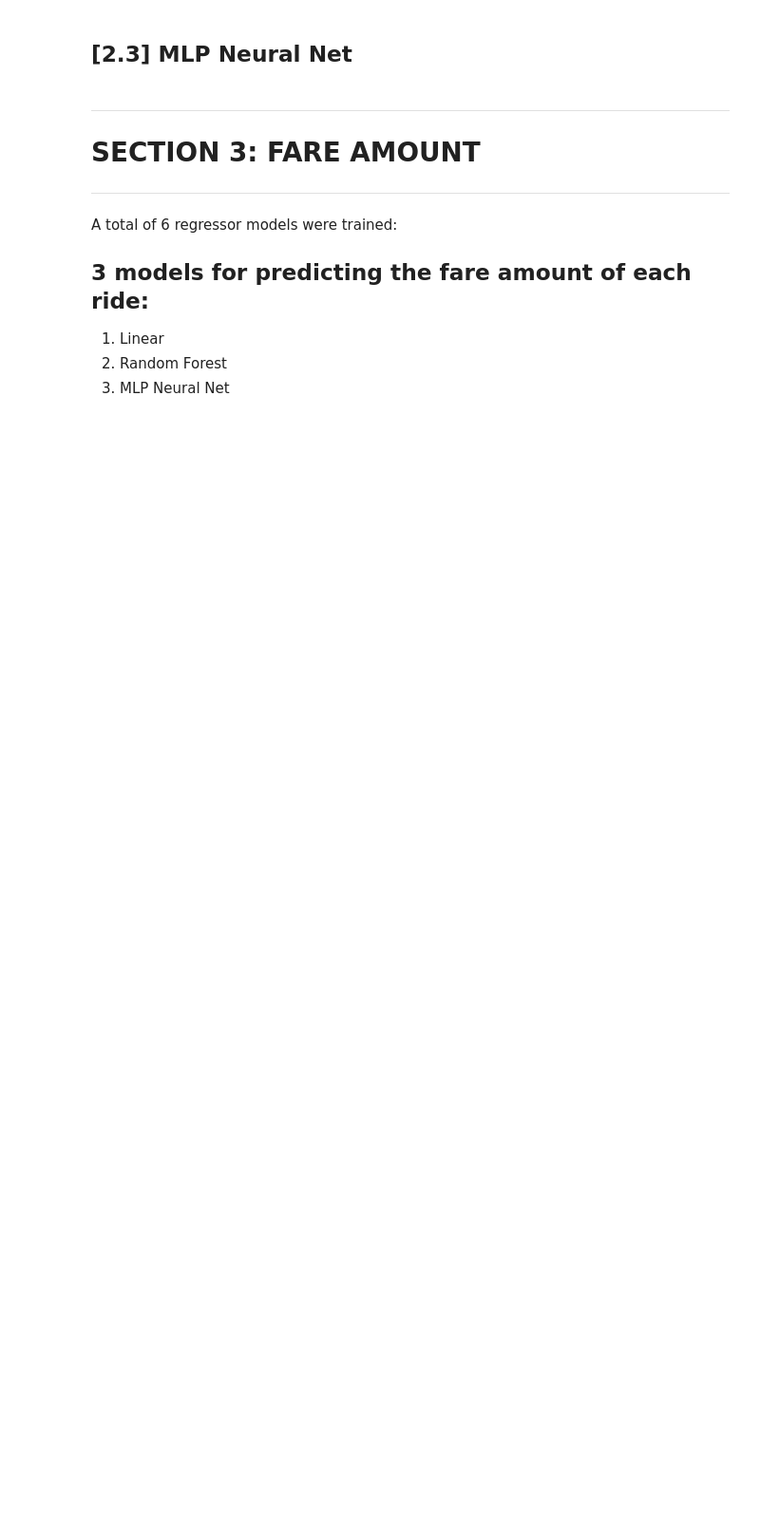
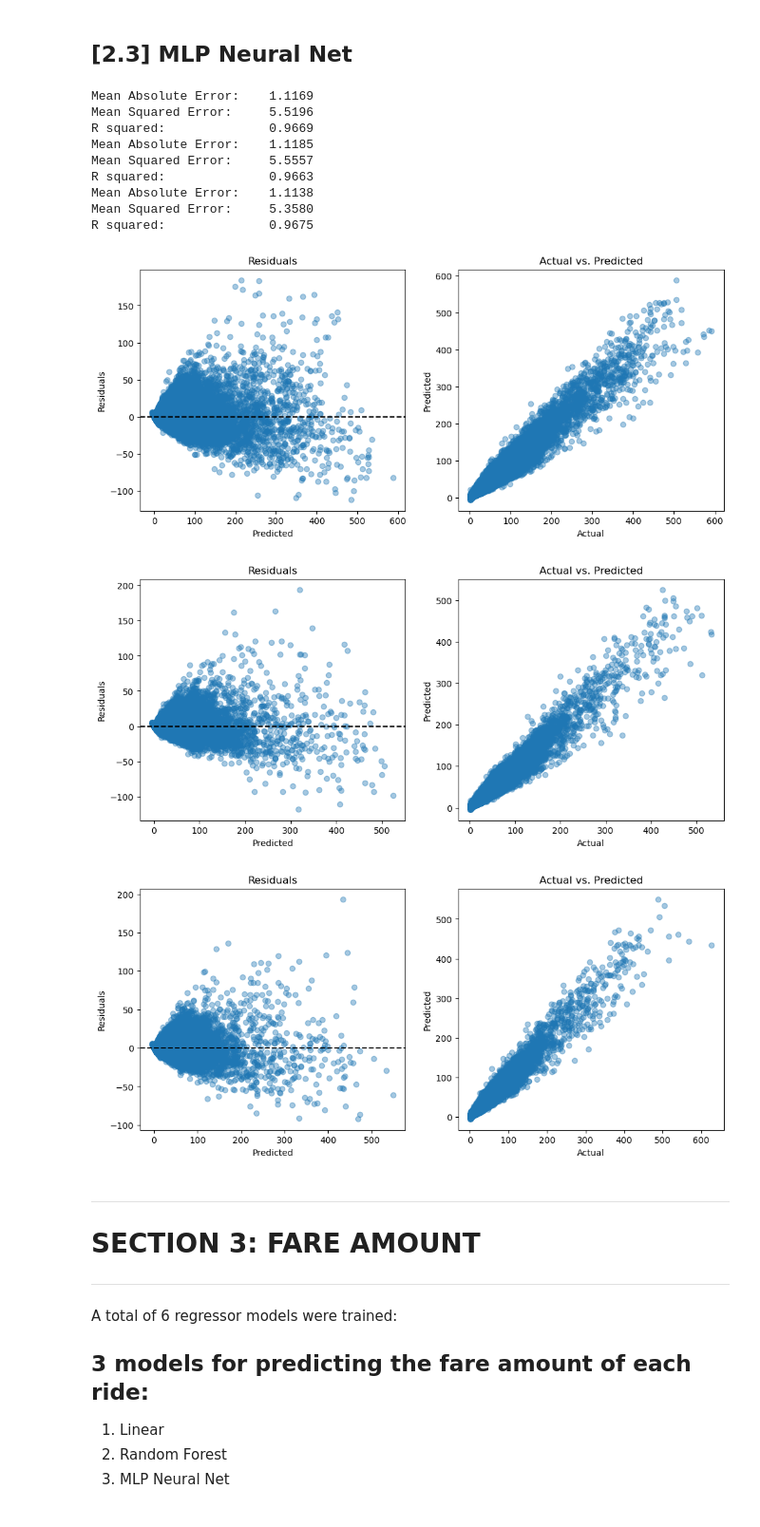
Before and after one commit to emma123456789102/Machine-Learning-Taxi-, a Jupyter notebook: final_notebook.ipynb, the cells around one changed output. Shown at 95% size. Cells and saved outputs as stored; diff of their text form; code cells hidden in the pictures; blank space fills up the shorter version.

```diff
--- a/final_notebook.ipynb
+++ b/final_notebook.ipynb
@@ -42,7 +42,7 @@ from sklearn.preprocessing import OneHotEncoder, OrdinalEncoder
 # <https://studres.cs.st-andrews.ac.uk/ID5059/Coursework/P2/data/>
 # <https://www.nyc.gov/site/tlc/about/tlc-trip-record-data.page>
 def read_single_month(month=1):
-    path = f"../../data/nyc_taxi_2024-{month:02d}.csv"
+    path = f"./data/nyc_taxi_2024-{month:02d}.csv"
     df = pd.read_csv(
         path,
         parse_dates = ["tpep_pickup_datetime", "tpep_dropoff_datetime"],
@@ -218,7 +218,7 @@ def clean_single_month(month=1):
     # Taxi zones
     #
     # .csv file needed to lookup codes
-    zones = pd.read_csv("../../data/taxi_zone_lookup.csv")
+    zones = pd.read_csv("./data/taxi_zone_lookup.csv")
     manhattan_ids = zones[zones["Borough"] == "Manhattan"]["LocationID"].tolist()
 
     # Taxi zones: Pickup zone & pickup service zone
@@ -469,16 +469,16 @@ def read_agg(month_start=1, month_end=2, groupings=groupings):
     base_df = base_df.drop(columns=['date', 'holiday_type'])
 
     print("calculating lag demand")
-    daily = df.groupby(['pickup_date', 'time_of_day', 'route'], as_index=False)['total_ride_count'].sum()
+    daily = base_df.groupby(['pickup_date', 'time_of_day', 'route'], as_index=False)['total_ride_count'].sum()
     daily = daily.sort_values(['route', 'time_of_day', 'pickup_date'])
     daily['lag_demand'] = daily.groupby(['route', 'time_of_day'])['total_ride_count'].shift(1)
     daily[daily['route'] == "Upper East Side North to Upper East Side South"]
-    df = df.merge(
+    base_df = base_df.merge(
         daily[['route', 'pickup_date', 'time_of_day', 'lag_demand']],
         on=['time_of_day', 'route', 'pickup_date'],
         how='left'
     )
-    df['lag_demand'] = df['lag_demand'].fillna(0)
+    base_df['lag_demand'] = base_df['lag_demand'].fillna(0)
 
     return base_df
 # %%
@@ -715,31 +770,44 @@ del test_predictions
 # %%
 from sklearn.neural_network import MLPRegressor
 
 nn = MLPRegressor(
     random_state=seed,
     activation='relu',
-    max_iter=2000,
+    max_iter=2000, # the algo needs a lot of time to learn
     tol=0.1 # tolerance
 )
 nn.fit(X_train, y_train)
 
 # Training results
 training_predictions = nn.predict(X_train)
 analysis(y_train, training_predictions)
 
 # Validation Results
 validation_predictions = nn.predict(X_val)
 analysis(y_val, validation_predictions)
 
 # Test Results
 test_predictions = nn.predict(X_test)
 analysis(y_test, test_predictions)
 
 # Clean up (for memory)
-del lg
+del nn
 del training_predictions
 del validation_predictions
 del test_predictions
+# %% [output]
+Mean Absolute Error:    1.1169
+Mean Squared Error:     5.5196
+R squared:              0.9669
+Mean Absolute Error:    1.1185
+Mean Squared Error:     5.5557
+R squared:              0.9663
+Mean Absolute Error:    1.1138
+Mean Squared Error:     5.3580
+R squared:              0.9675
+[figure, added]
+[figure, added]
+[figure, added]
 # %% [markdown]
 ***
 # SECTION 3: FARE AMOUNT
```
Also changed, not shown: parts of 5 cells of this notebook, 1 other file.
